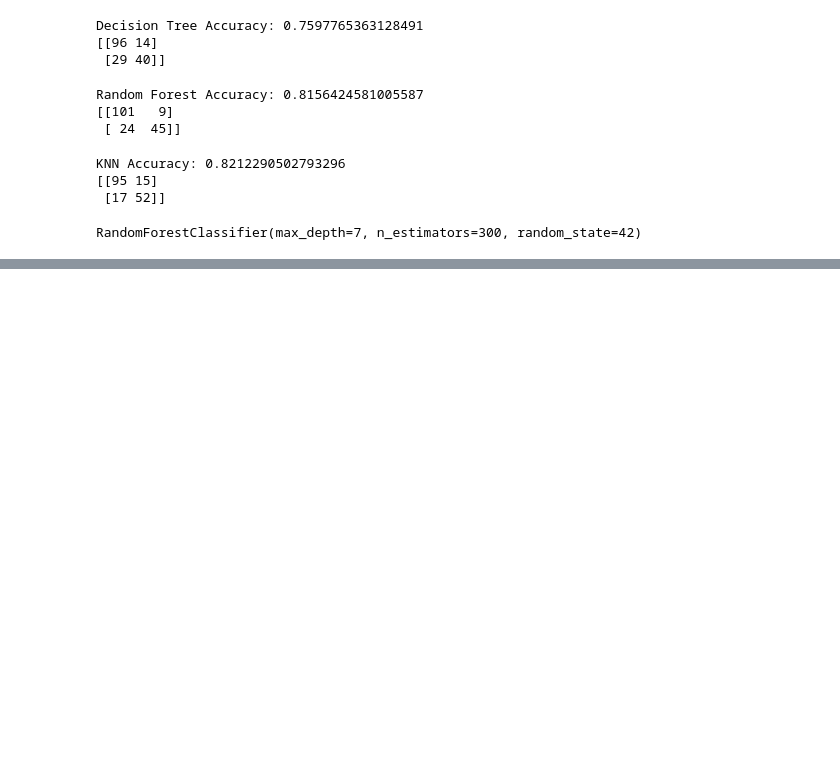
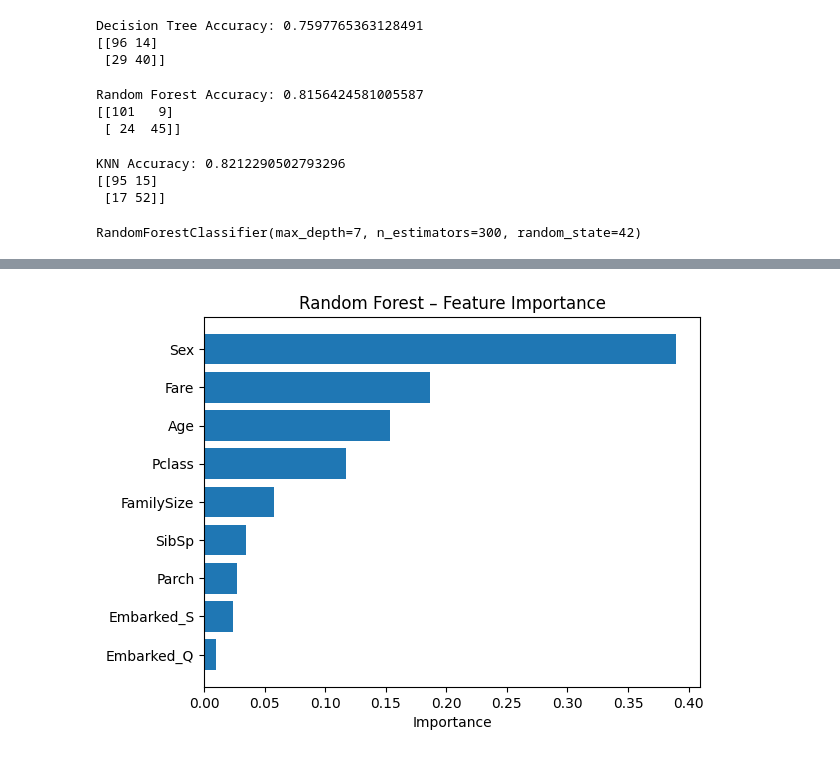
Before and after one commit to Annafi06/ML-Basics, a Jupyter notebook: Machine_Learning.ipynb, the cells around one changed output, grey strips where cells are left out. Saved outputs shown, nothing was run; the diff lists cells and outputs as text; code cells hidden in the pictures; blank space fills up the shorter version.

```diff
--- a/Machine_Learning.ipynb
+++ b/Machine_Learning.ipynb
@@ -325,0 +501,13 @@ test_predictions = rf_final.predict(test)
+# %%
+rf_importance = pd.DataFrame({
+    'Feature': X.columns,
+    'Importance': rf.feature_importances_
+}).sort_values(by='Importance', ascending=True)
+
+plt.figure()
+plt.barh(rf_importance['Feature'], rf_importance['Importance'])
+plt.title("Random Forest – Feature Importance")
+plt.xlabel("Importance")
+plt.show()
+# %% [output]
+[figure, added]
```
Also changed, not shown: parts of 26 cells of this notebook.
